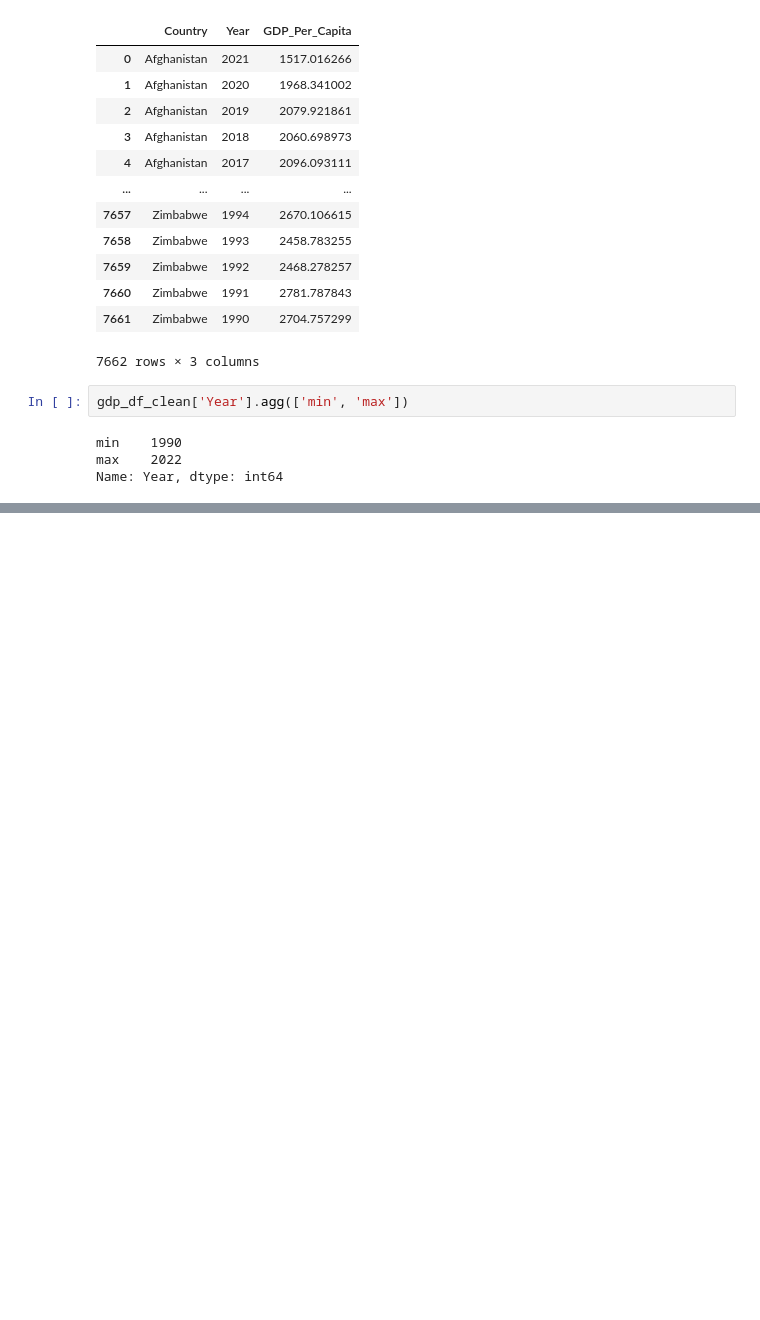
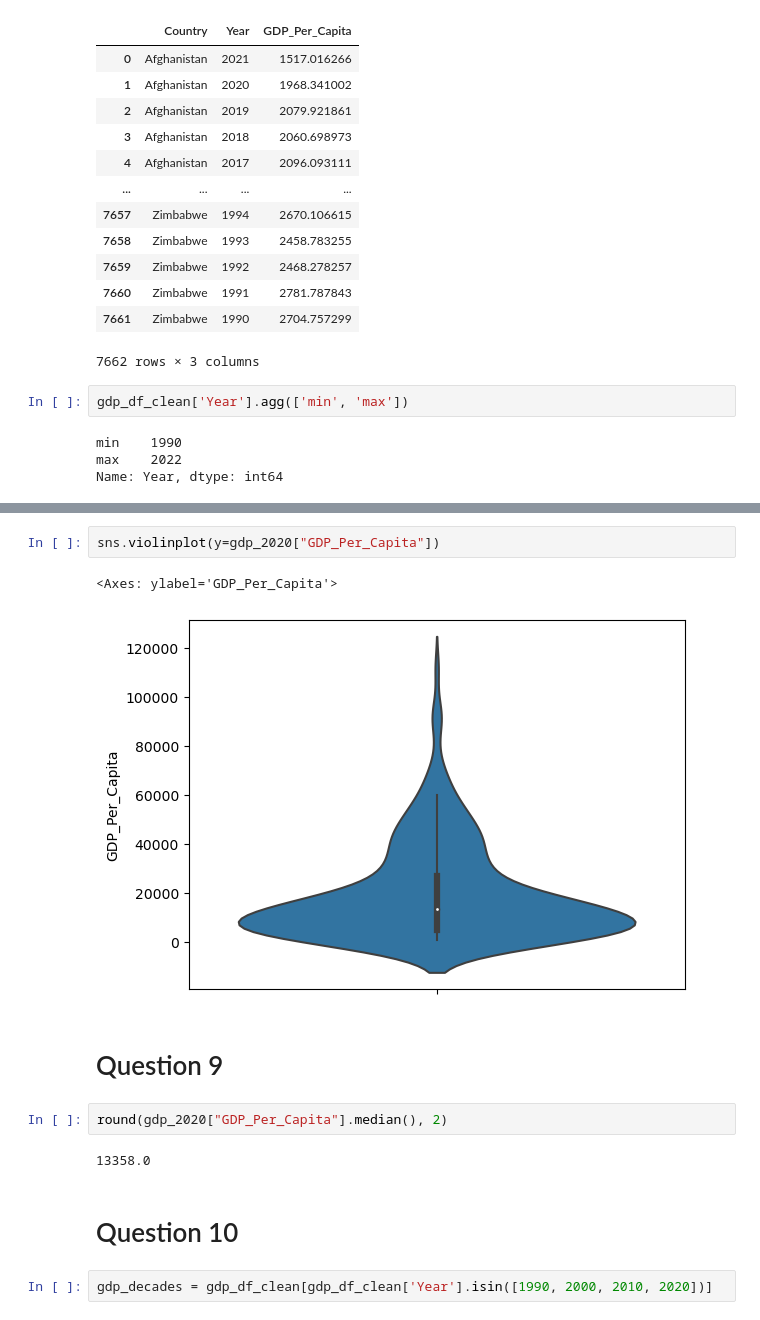
Before and after one commit to NSS-Data-Analytics-Cohort-11/undata-Timothyspratt, a Jupyter notebook: notebook/UN_data_project_DA11.ipynb, the cells around one changed output, grey strips where cells are left out. Saved outputs shown, nothing was run; the diff lists cells and outputs as text; blank space fills up the shorter version.

```diff
--- a/notebook/UN_data_project_DA11.ipynb
+++ b/notebook/UN_data_project_DA11.ipynb
@@ -115,0 +189,15 @@ print(m)
+# %%
+sns.violinplot(y=gdp_2020["GDP_Per_Capita"])
+# %% [output]
+<Axes: ylabel='GDP_Per_Capita'>
+[figure, added]
+# %% [markdown]
+# Question 9
+# %%
+round(gdp_2020["GDP_Per_Capita"].median(), 2)
+# %% [output]
+13358.0
+# %% [markdown]
+# Question 10
+# %%
+gdp_decades = gdp_df_clean[gdp_df_clean['Year'].isin([1990, 2000, 2010, 2020])]
```
Also changed, not shown: parts of 22 cells of this notebook.
